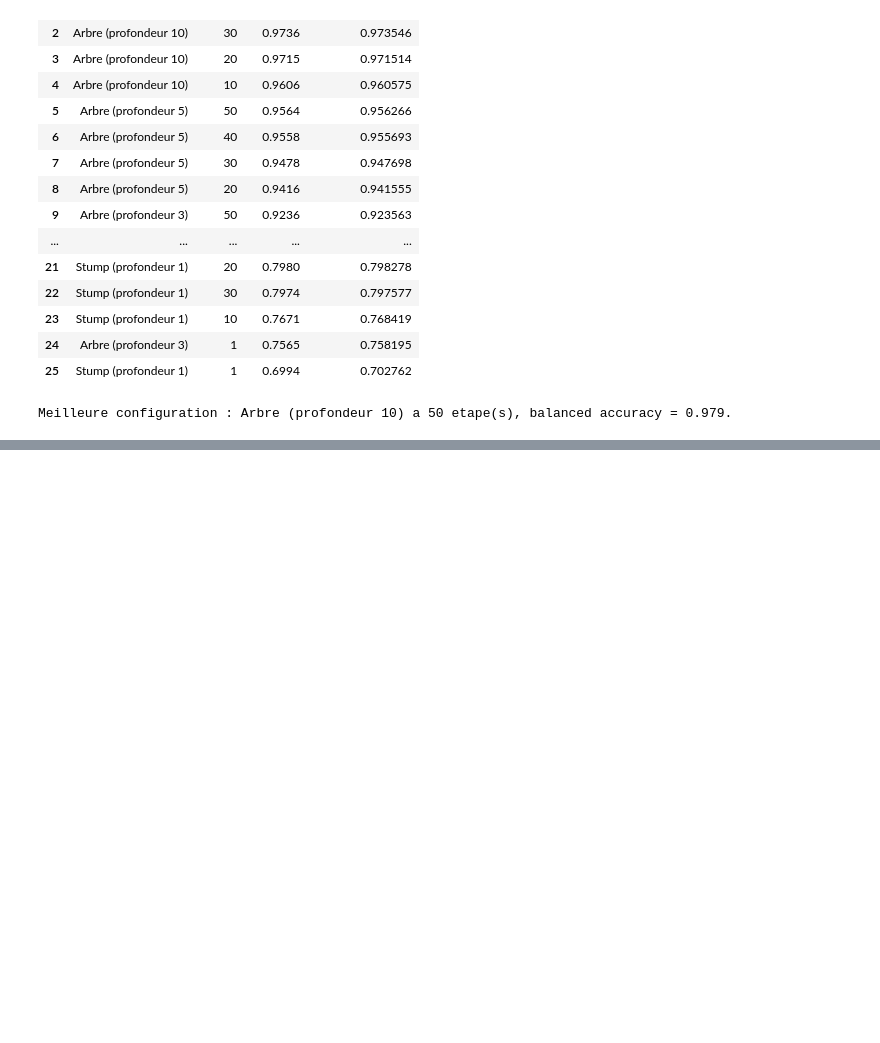
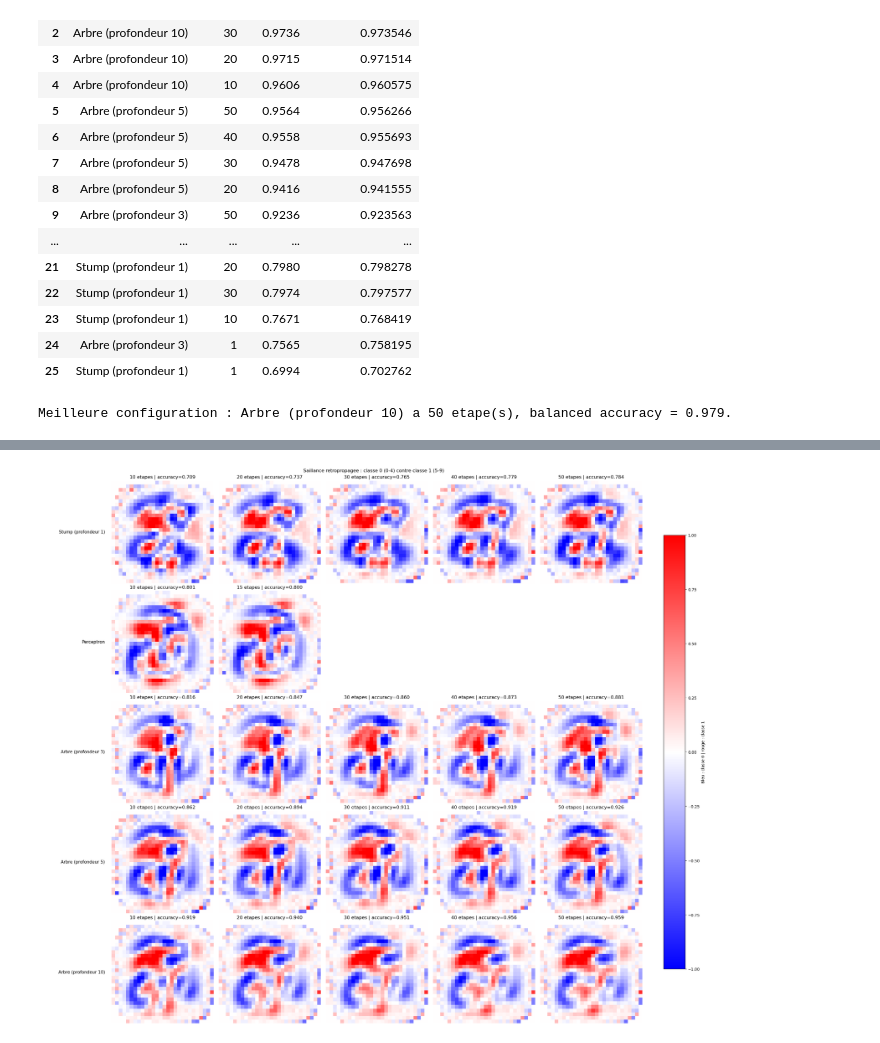
Before and after one commit to vidalaurelien83-hub/DM_vid_car_anne, a Jupyter notebook: D_Silva/dm.ipynb, the cells around one changed output, grey strips where cells are left out. Drawn from its saved outputs; the diff is of its cells as text; code cells hidden in the pictures; blank space fills up the shorter version.

```diff
--- a/D_Silva/dm.ipynb
+++ b/D_Silva/dm.ipynb
@@ -77,14 +82,11 @@ On utilise directement `AdaBoostClassifier` de scikit-learn. Le mode SAMME est s
 # %%
 def creer_adaboost(classifieur, nb_etapes):
-    parametres = {
-        'estimator': classifieur,
-        'n_estimators': nb_etapes,
-        'learning_rate': 1.0,
-        'random_state': RANDOM_SEED,
-    }
-    if 'algorithm' in inspect.signature(AdaBoostClassifier).parameters:
-        parametres['algorithm'] = 'SAMME'
-    return AdaBoostClassifier(**parametres)
+    return AdaBoostClassifier(
+        estimator=classifieur,
+        n_estimators=nb_etapes,
+        algorithm='SAMME',
+        random_state=RANDOM_SEED,
+    )
 # %% [markdown]
 ## Experiences et matrices de confusion
 
@@ -113,6 +115,7 @@ configurations = {
 
 resultats = []
 matrices = {}
+modeles = {}
 
 for nom, classifieur in configurations.items():
     print(f'Entrainement : {nom}')
@@ -120,6 +123,7 @@ for nom, classifieur in configurations.items():
     modele.fit(X_train_bin, y_train_bin)
     if not modele.estimators_:
         raise RuntimeError(f'Aucun estimateur AdaBoost appris pour {nom}.')
+    modeles[nom] = modele
     matrices[nom] = {}
 
     etapes_effectives = sorted(
@@ -254,0 +391,76 @@ Meilleure configuration : Arbre (profondeur 10) a 50 etape(s), balanced accuracy
+# %%
+resultats_embedding = []
+modeles_embedding = {}
+matrices_embedding = {}
+
+for nom, classifieur in configurations.items():
+    print('Entrainement dans l embedding :', nom)
+    modele = creer_adaboost(classifieur, NB_ETAPES)
+    modele.fit(Z_train, y_train_bin)
+    modeles_embedding[nom] = modele
+    matrices_embedding[nom] = {}
+
+    etapes_effectives = sorted(
+        {min(n, len(modele.estimators_)) for n in ETAPES_A_EVALUER}
+    )
+    for n, prediction in enumerate(modele.staged_predict(Z_test), start=1):
+        if n not in etapes_effectives:
+            continue
+        cm = confusion_matrix(y_test_bin, prediction, labels=[0, 1])
+        matrices_embedding[nom][n] = cm
+        resultats_embedding.append({
+            'Classifieur faible': nom,
+            'Etapes': n,
+            'Accuracy': accuracy_score(y_test_bin, prediction),
+            'Balanced accuracy': balanced_accuracy_score(y_test_bin, prediction),
+        })
+        print(f'{nom} - {n} etape(s) :\n{cm}')
+
+table_embedding = pd.DataFrame(resultats_embedding)
+display(table_embedding.sort_values(
+    ['Balanced accuracy', 'Accuracy'], ascending=False
+).reset_index(drop=True))
+
+derivee_moyenne = (X_train_scaled @ W_enc + b_enc > 0).mean(axis=0)
+
+def carte_saillance_embedding(modele, nb_etapes):
+    coefficients = np.zeros(W_enc.shape[1])
+    for classifieur, poids in zip(
+        modele.estimators_[:nb_etapes], modele.estimator_weights_[:nb_etapes]
+    ):
+        if isinstance(classifieur, Perceptron):
+            poids_modele = classifieur.coef_[0]
+            norme = np.linalg.norm(poids_modele)
+            if norme > 0:
+                coefficients += poids * poids_modele / norme
+        else:
+            coefficients += poids * importance_signee_arbre(classifieur)
+    return (W_enc @ (coefficients * derivee_moyenne)).reshape(28, 28)
+
+fig, axes = plt.subplots(
+    len(configurations), len(ETAPES_CARTES) + 1,
+    figsize=(24, 4 * len(configurations)), squeeze=False,
+    constrained_layout=True,
+    gridspec_kw={'width_ratios': [2.5] + [4] * len(ETAPES_CARTES)}
+)
+cartes_embedding = {}
+for i, (nom, modele) in enumerate(modeles_embedding.items()):
+    etapes = sorted({min(n, len(modele.estimators_)) for n in ETAPES_CARTES})
+    cartes_embedding[nom] = {}
+    axes[i, 0].axis('off')
+    axes[i, 0].text(0.98, 0.5, nom, ha='right', va='center', fontsize=11, wrap=True)
+    for j, n in enumerate(etapes):
+        carte = carte_saillance_embedding(modele, n)
+        cartes_embedding[nom][n] = carte
+        matrice = matrices_embedding[nom][n]
+        accuracy = np.trace(matrice) / matrice.sum()
+        image = afficher_carte(axes[i, j + 1], carte)
+        axes[i, j + 1].set_title(f'{n} etapes | accuracy={accuracy:.3f}')
+    for j in range(len(etapes), len(ETAPES_CARTES)):
+        axes[i, j + 1].axis('off')
+
+barre = fig.colorbar(image, ax=axes[:, 1:], shrink=0.8, pad=0.04)
+barre.set_label('Bleu : classe 0 | rouge : classe 1')
+fig.suptitle('Saillance retropropagee : classe 0 (0-4) contre classe 1 (5-9)')
+plt.show()
+# %% [output]
@@ -254,0 +501 @@ Meilleure configuration : Arbre (profondeur 10) a 50 etape(s), balanced accuracy
+[figure, added]
```
Also changed, not shown: parts of 9 cells of this notebook.
